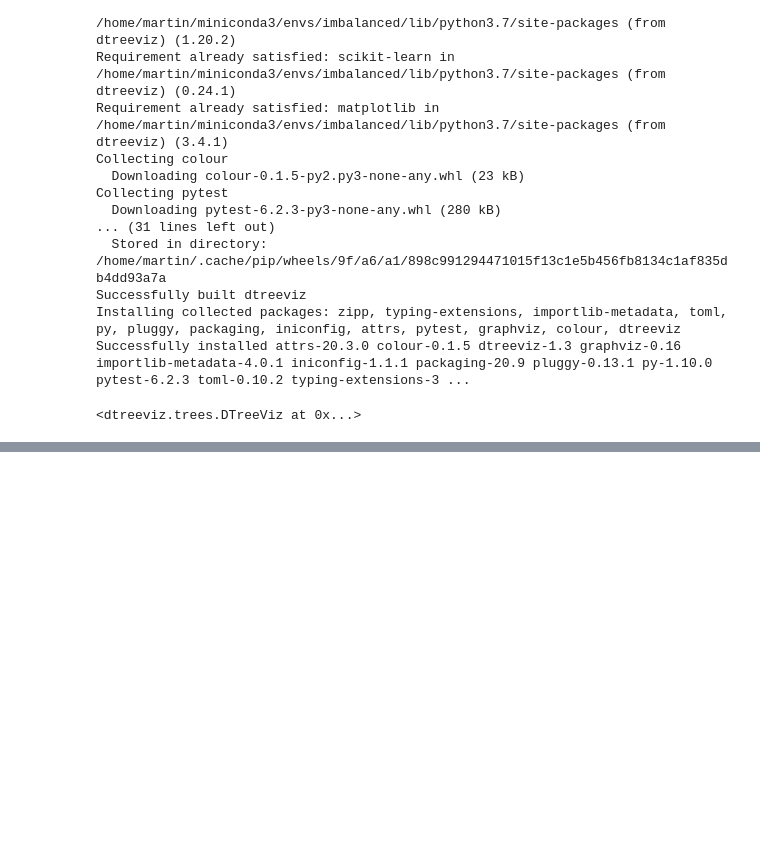
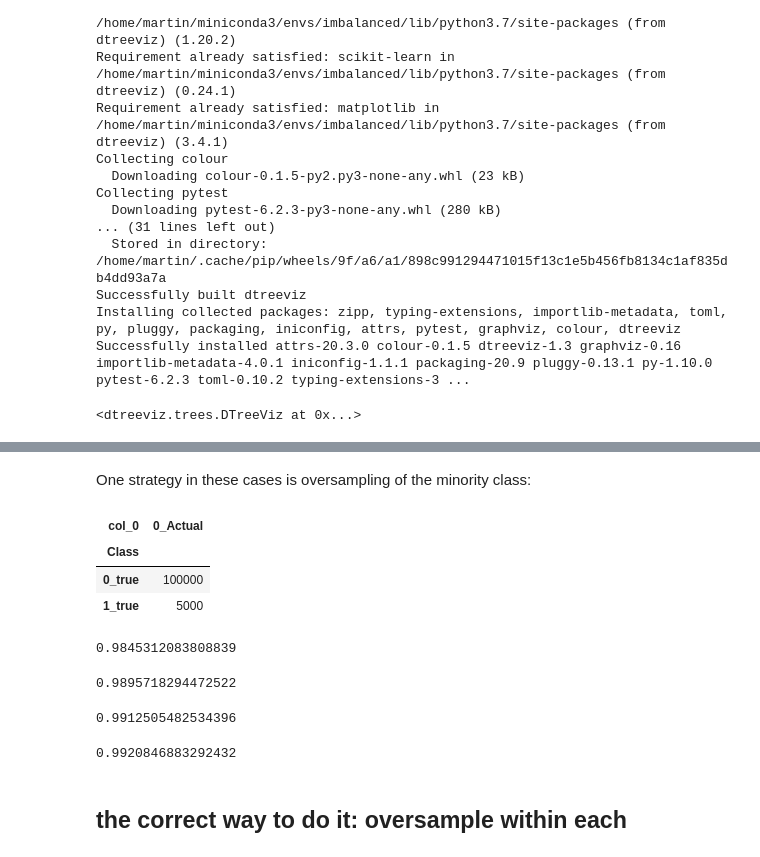
Before and after one commit to nitram-bot/fhnw_lecture, a Jupyter notebook: notebooks/dependent_data.ipynb, the cells around one changed output, grey strips where cells are left out. Saved outputs shown, nothing was run; the diff lists cells and outputs as text; code cells hidden in the pictures; blank space fills up the shorter version.

```diff
--- a/notebooks/dependent_data.ipynb
+++ b/notebooks/dependent_data.ipynb
@@ -177,0 +182,43 @@ viz
+# %% [markdown]
+One strategy in these cases is oversampling of the minority class:
+# %%
+import imblearn
+from imblearn.over_sampling import SMOTE
+y_train = subsample_cc.Class
+X_train = subsample_cc.drop('Class', axis = 1)
+X_train_ov, y_train_ov = SMOTE(sampling_strategy=0.05).fit_resample(X_train, y_train)
+pd.crosstab(y_train_ov.astype(str) + "_true", pd.Series(np.zeros_like(y_train_ov)).astype(str) + "_Actual")
+# %% [output]
+| col_0 | 0_Actual |
+| Class |  |
+| 0_true | 100000 |
+| 1_true | 5000 |
+# %%
+from sklearn.metrics import f1_score, make_scorer
+model = lightgbm.LGBMClassifier(boosting_type='gbdt', num_leaves=31, max_depth=- 1, learning_rate=0.1,
+                                n_estimators=500, subsample_for_bin=20000, objective='binary',
+                                subsample=1.0, subsample_freq=0, colsample_bytree=1.0,
+                                n_jobs=- 1, silent=True, importance_type='split',
+                                is_unbalance = False, scale_pos_weight = 1.0)
+model_pipe = make_pipeline(model)
+cv_scores = cross_val_score(model_pipe, X_train_ov, y_train_ov, scoring=make_scorer(f1_score, labels=[2]), cv = 2)
+print(np.mean(cv_scores))
+# %% [output]
+0.9845312083808839
+# %%
+cv_scores = cross_val_score(model_pipe, X_train_ov, y_train_ov, scoring=make_scorer(f1_score, labels=[2]), cv = 5)
+print(np.mean(cv_scores))
+# %% [output]
+0.9895718294472522
+# %%
+cv_scores = cross_val_score(model_pipe, X_train_ov, y_train_ov, scoring=make_scorer(f1_score, labels=[2]), cv = 10)
+print(np.mean(cv_scores))
+# %% [output]
+0.9912505482534396
+# %%
+cv_scores = cross_val_score(model_pipe, X_train_ov, y_train_ov, scoring=make_scorer(f1_score, labels=[2]), cv = 20)
+print(np.mean(cv_scores))
+# %% [output]
+0.9920846883292432
+# %% [markdown]
+## the correct way to do it: oversample within each
```
Also changed, not shown: parts of 15 cells of this notebook, 3 other files.
